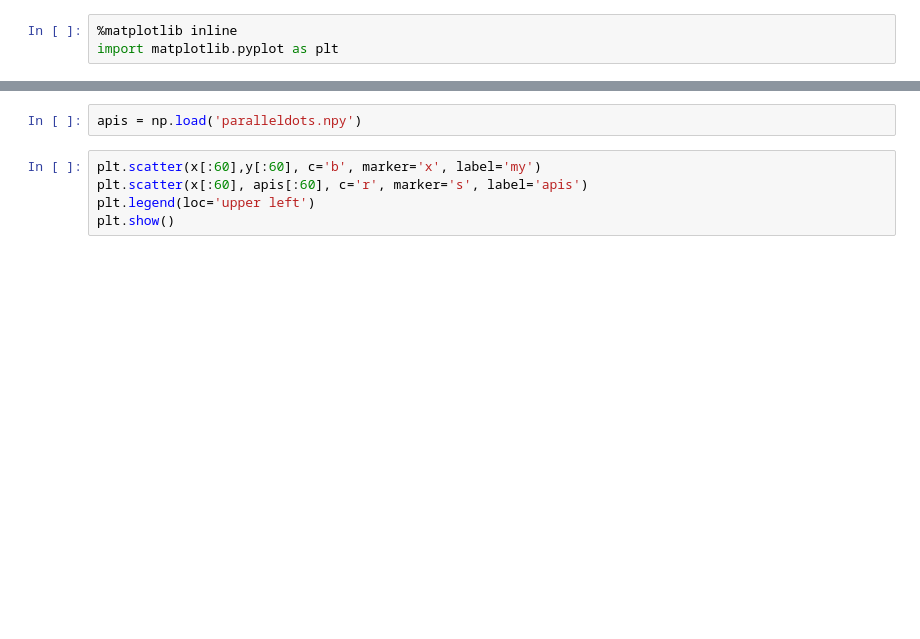
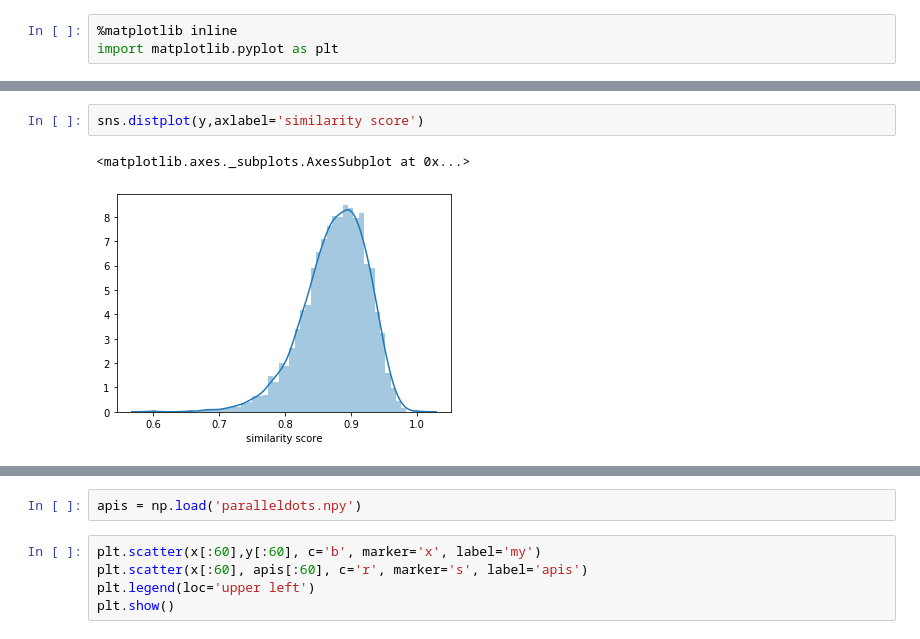
Before and after one commit to amitjslearn/semantic-textual-similarity, a Jupyter notebook: try3.ipynb, the cells around one changed output, grey strips where cells are left out. Drawn from its saved outputs; the diff is of its cells as text; blank space fills up the shorter version.

```diff
--- a/try3.ipynb
+++ b/try3.ipynb
@@ -112,0 +137,5 @@ plt.show()
+# %%
+sns.distplot(y,axlabel='similarity score')
+# %% [output]
+<matplotlib.axes._subplots.AxesSubplot at 0x...>
+[figure, added]
```
Also changed, not shown: parts of 76 cells of this notebook.
